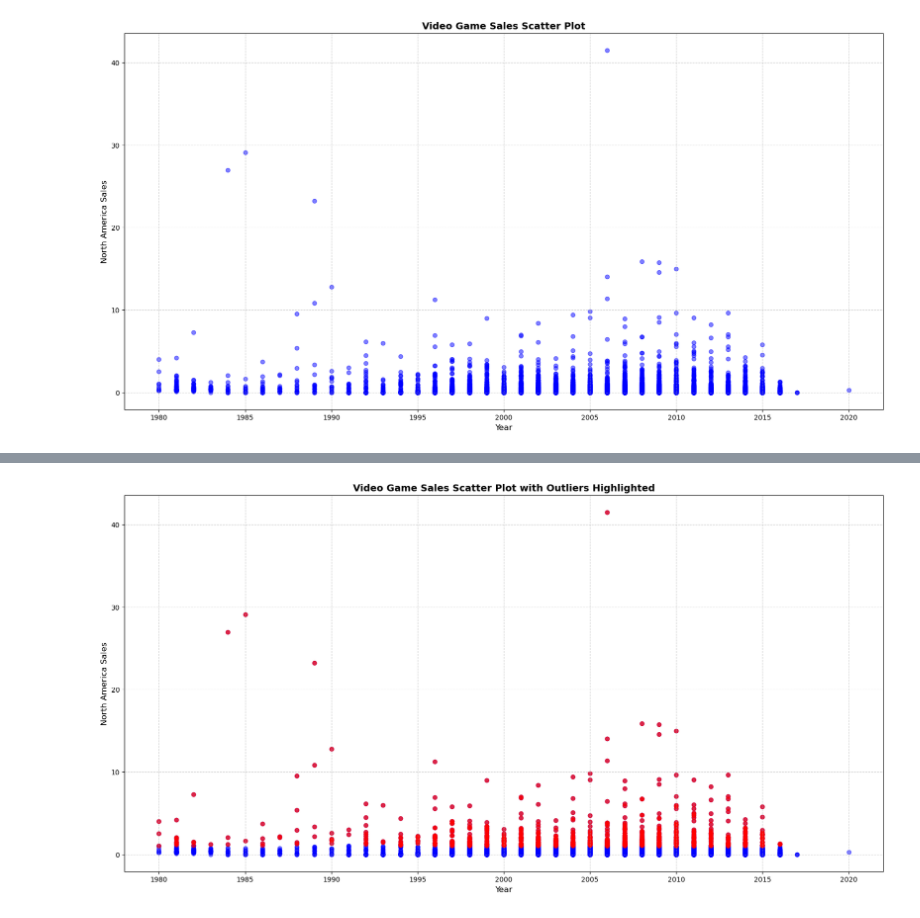
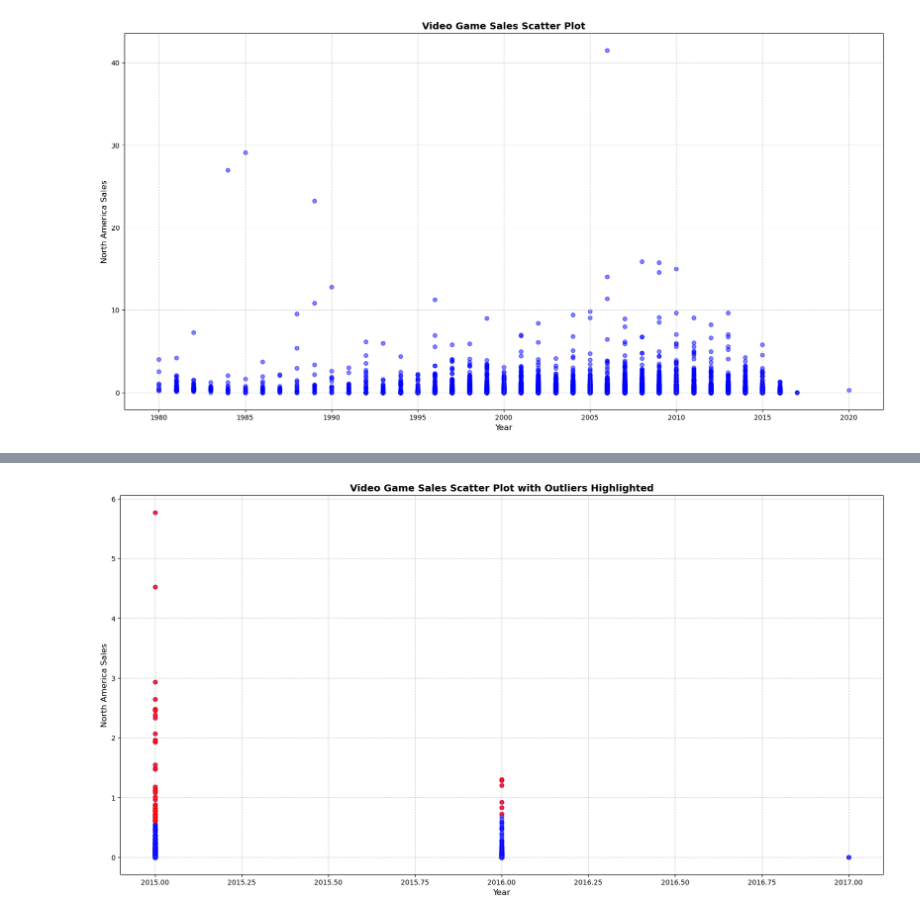
Before and after one commit to ProfessionalPallav20014/Sales-Forecasting-PallavDas, a Jupyter notebook: salesforecasting-pallavdas.ipynb, the cells around one changed output, grey strips where cells are left out. Drawn from its saved outputs; the diff is of its cells as text; code cells hidden in the pictures.

```diff
--- a/salesforecasting-pallavdas.ipynb
+++ b/salesforecasting-pallavdas.ipynb
@@ -1501,0 +1506,4 @@ vg_df_simple
+# %%
+vg_df_simple.dropna(inplace=True)
+vg_df_simple.reset_index(inplace=True,drop=True)
+vg_df_simple
@@ -1501,0 +1524,4 @@ vg_df_simple
+# %%
+selected_vg_df = vg_df_simple[(vg_df_simple['Year'] >= 2015) & (vg_df_simple['Year'] < 2020)]
+# %%
+selected_vg_df = selected_vg_df.rename(columns={'NA_Sales': 'Sales', 'Year': 'Order_Year'})
@@ -1502,5 +1540,5 @@ vg_df_simple
 # %%
 clf_2 = IsolationForest(contamination=0.05, random_state=42)
-clf_2.fit(vg_df_simple['NA_Sales'].values.reshape(-1, 1))  # Reshape to 2D array for fitting
-predictions_2 = clf_2.predict(vg_df_simple['NA_Sales'].values.reshape(-1, 1))  # Reshape to 2D array for predictions
+clf_2.fit(selected_vg_df['Sales'].values.reshape(-1, 1))  # Reshape to 2D array for fitting
+predictions_2 = clf_2.predict(selected_vg_df['Sales'].values.reshape(-1, 1))  # Reshape to 2D array for predictions
 # %%
@@ -1537,10 +1593,10 @@ abn_ind_2
 # %%
-plt.scatter(vg_df_simple['Year'], vg_df_simple['NA_Sales'], color='blue', alpha=0.5)
-plt.scatter(vg_df_simple.iloc[abn_ind_2]['Year'], vg_df_simple.iloc[abn_ind_2]['NA_Sales'], color='red', alpha=0.7)
+plt.scatter(selected_vg_df['Order_Year'], selected_vg_df['Sales'], color='blue', alpha=0.5)
+plt.scatter(selected_vg_df.iloc[abn_ind_2]['Order_Year'], selected_vg_df.iloc[abn_ind_2]['Sales'], color='red', alpha=0.7)
 plt.title('Video Game Sales Scatter Plot with Outliers Highlighted', fontsize=14, fontweight='bold')
 plt.xlabel('Year', fontsize=12)
 plt.ylabel('North America Sales', fontsize=12)
 plt.grid(True, linestyle='--', alpha=0.6)
 plt.show()
 # %% [output]
-[figure, old version]
+[figure, new version]
```
Also changed, not shown: parts of 28 cells of this notebook.
